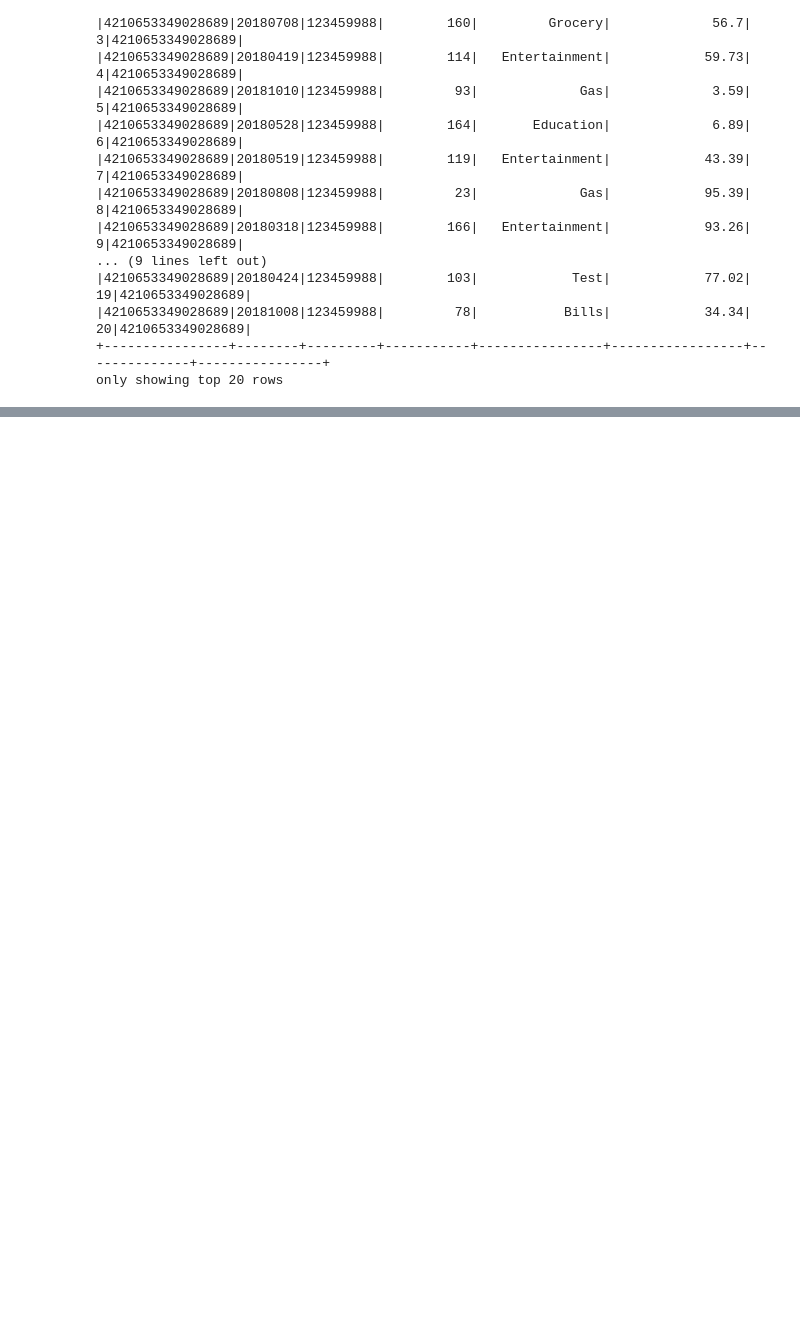
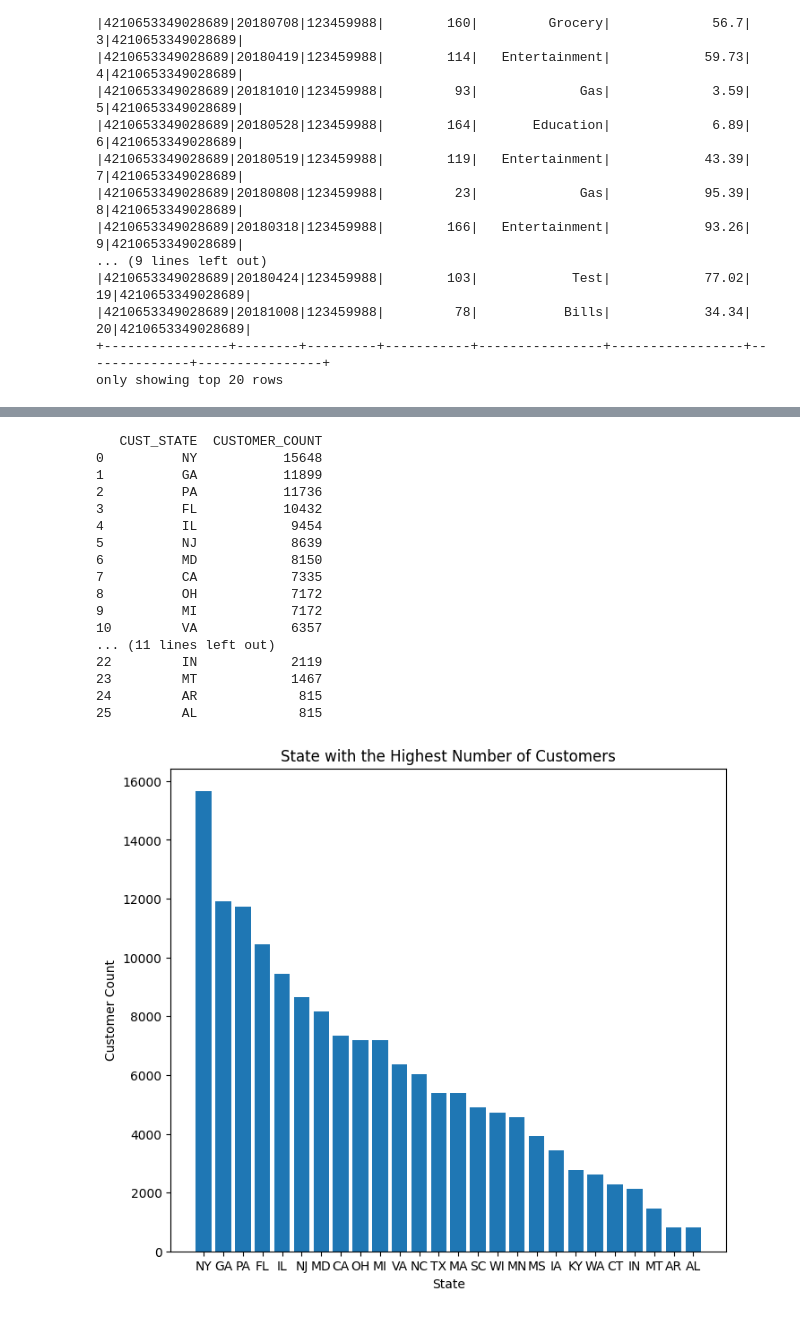
Before and after one commit to Ribkaay/Ayele-Data-Enginerring-Project-, a Jupyter notebook: project.ipynb, the cells around one changed output, grey strips where cells are left out. Drawn from its saved outputs; the diff is of its cells as text; code cells hidden in the pictures; blank space fills up the shorter version.

Commit message:
Loan Application dataset and a Credit Card dataset
I added Data Analysis and Visualization for Load Credit Card Database (SQL) and Load Application. For now use project.ipynb as main source

```diff
--- a/project.ipynb
+++ b/project.ipynb
@@ -543,0 +552,17 @@ monthly_bill.show()
+# %%
+#4) Used to display the transactions made by a customer between
+#two dates. Order by year, month, and day in descending order
+
+#4) Used to display the transactions made by a customer between
+#two dates. Order by year, month, and day in descending order
+
+spark = SparkSession.builder.appName("CreditCardSystem").getOrCreate()
+customer_SSN = input("Please enter the SSN(ex:123459988): ")
+start_date = input("Please enter the start Date YYYYMMD (ex:20180412): ")
+end_date = input("Please enter the end Date YYYYMMD (ex:20181012): ")
+
+#query transaction for customer between two dates
+query = f""" SELECT * FROM credit_Tempview WHERE CUST_SSN = '{customer_SSN}' AND
+TIMEID BETWEEN '{start_date}' AND '{end_date}' ORDER BY YEAR DESC,MONTH DESC, DAY DESC"""
+result = spark.sql(query)
+result.show()
@@ -543,0 +594,61 @@ monthly_bill.show()
+# %%
+#Functional Requirements 3.1Find and plot which transaction type has
+#the highest transaction count
+
+def highest_customers_state(): #To access it call this function
+
+
+
+    conn = mysql.connector.connect(database='creditcard_capstone',
+                                user = secret.mysql_username,
+                               password = secret.mysql_password)
+    cursor = conn.cursor()
+    try:
+
+        # selct the highst transaction and state from cdw_sapp_custmer
+        #data
+
+        query = """SELECT CUST_STATE, COUNT(*) AS CUSTOMER_COUNT
+                FROM cdw_sapp_custmer GROUP BY CUST_STATE
+                ORDER BY CUSTOMER_COUNT DESC """
+        cursor.execute(query)
+
+        data = cursor.fetchall()  #Fectch the result into dataframe
+        df = pd.DataFrame(data, columns = ['CUST_STATE','CUSTOMER_COUNT'])
+        print(df)
+        plt.figure(figsize=(8,7))
+
+        plt.bar(df['CUST_STATE'], df['CUSTOMER_COUNT'])
+        plt.title("State with the Highest Number of Customers")
+        plt.xlabel("State")
+        plt.ylabel("Customer Count")
+        #Add a grid lines
+        # plt.grild(True, linestyle = '--', alpha =0.7)
+        plt.show()
+        cursor.close()
+
+    except Error as e:
+        print(e)
+    finally:
+      conn.close()
+
+highest_customers_state()
+# %% [output]
+   CUST_STATE  CUSTOMER_COUNT
+0          NY           15648
+1          GA           11899
+2          PA           11736
+3          FL           10432
+4          IL            9454
+5          NJ            8639
+6          MD            8150
+7          CA            7335
+8          OH            7172
+9          MI            7172
+10         VA            6357
+... (11 lines left out)
+22         IN            2119
+23         MT            1467
+24         AR             815
+25         AL             815
+[figure, added]
```
Also changed, not shown: parts of 19 cells of this notebook, 8 other files.
